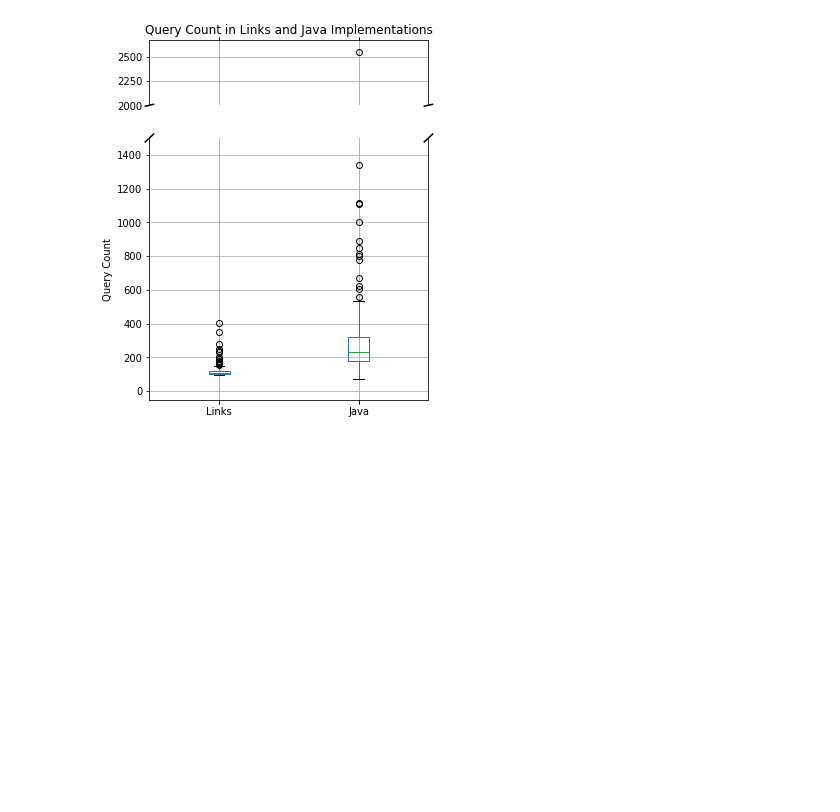
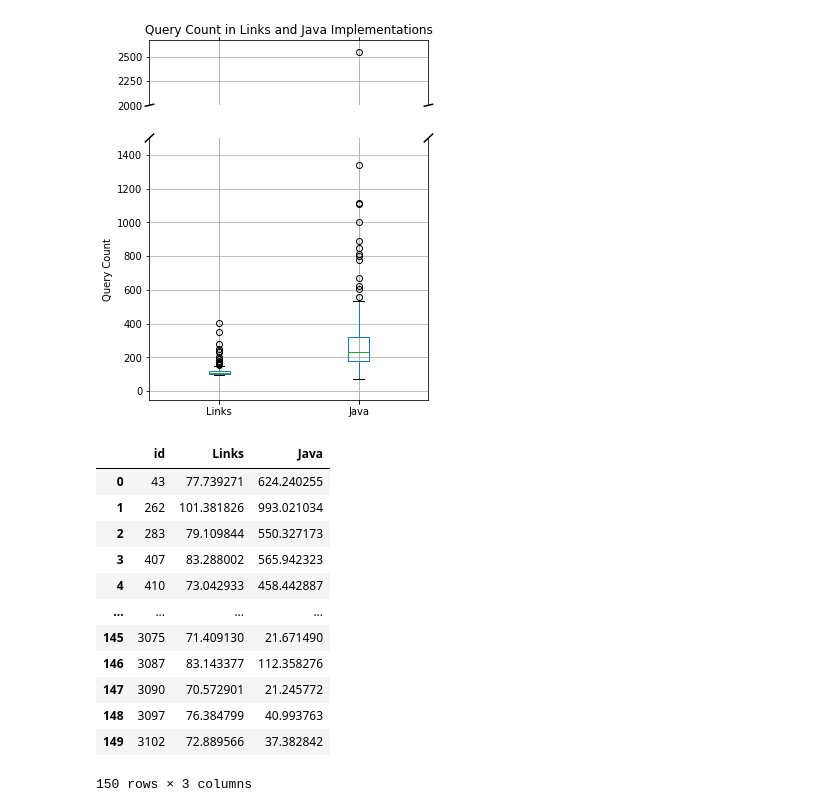
Before and after one commit to SimonJF/skye-gtopdb, a Jupyter notebook: benchmarking/data-analysis/Object Display.ipynb, the cells around one changed output. Saved outputs shown, nothing was run; the diff lists cells and outputs as text; code cells hidden in the pictures; blank space fills up the shorter version.

```diff
--- a/benchmarking/data-analysis/Object Display.ipynb
+++ b/benchmarking/data-analysis/Object Display.ipynb
@@ -191,3 +232,19 @@ ax1.title.set_text("Query Count in Links and Java Implementations")
 fig.savefig("objectdisplay_querycount_box.pdf", bbox_inches='tight')
 # %% [output]
 [figure]
+# %%
+joined_time_frame
+# %% [output]
+|  | id | Links | Java |
+| 0 | 43 | 77.739271 | 624.240255 |
+| 1 | 262 | 101.381826 | 993.021034 |
+| 2 | 283 | 79.109844 | 550.327173 |
+| 3 | 407 | 83.288002 | 565.942323 |
+| 4 | 410 | 73.042933 | 458.442887 |
+| ... | ... | ... | ... |
+| 145 | 3075 | 71.409130 | 21.671490 |
+| 146 | 3087 | 83.143377 | 112.358276 |
+| 147 | 3090 | 70.572901 | 21.245772 |
+| 148 | 3097 | 76.384799 | 40.993763 |
+| 149 | 3102 | 72.889566 | 37.382842 |
+150 rows × 3 columns
```
Also changed, not shown: parts of 6 cells of this notebook, 5 other files.
